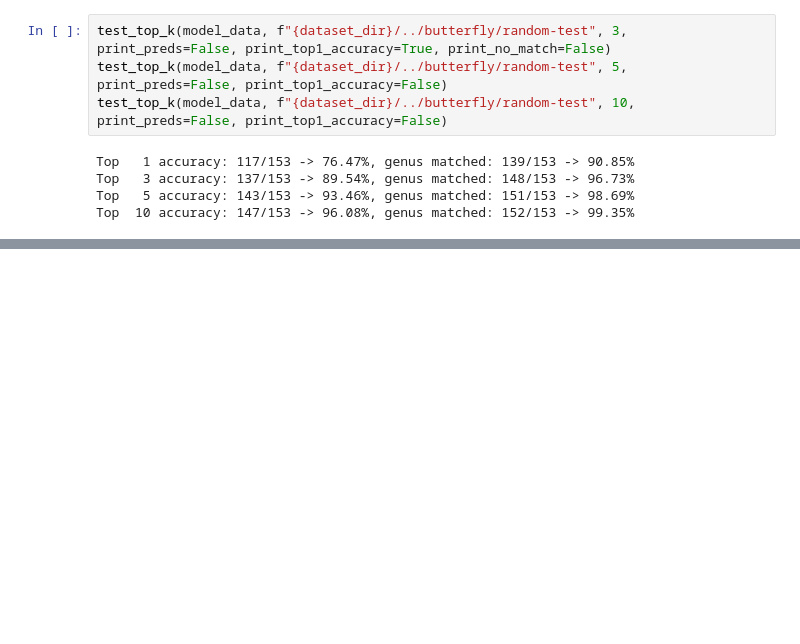
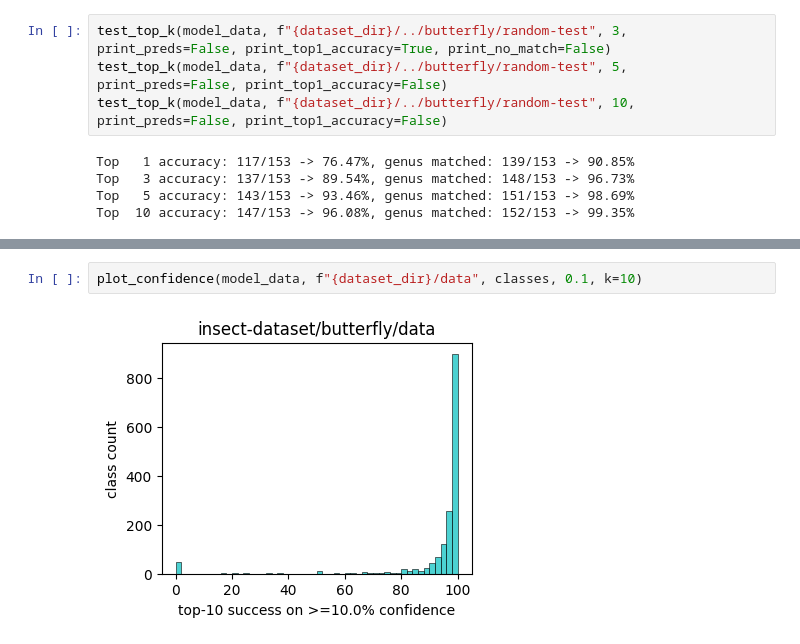
Before and after one commit to rakeshmalik91/insect-id, a Jupyter notebook: butterfly-test2.ipynb, the cells around one changed output, grey strips where cells are left out. Saved outputs shown, nothing was run; the diff lists cells and outputs as text; blank space fills up the shorter version.

```diff
--- a/butterfly-test2.ipynb
+++ b/butterfly-test2.ipynb
@@ -395,0 +410,4 @@ Top   3 accuracy: 18/20 -> 90.00%, genus matched: 19/20 -> 95.00%
+# %%
+plot_confidence(model_data, f"{dataset_dir}/data", classes, 0.1, k=10)
+# %% [output]
+[figure, added]
```
Also changed, not shown: parts of 4 cells of this notebook, 8 other files.
